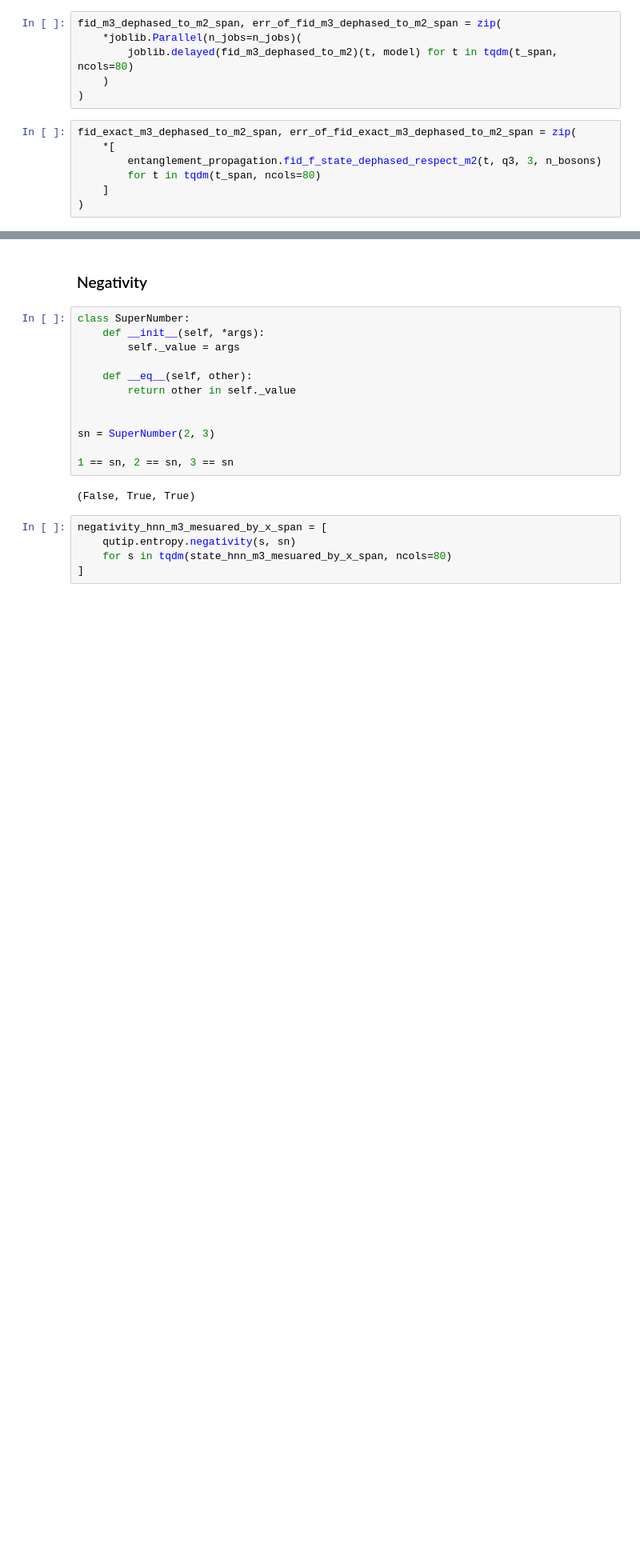
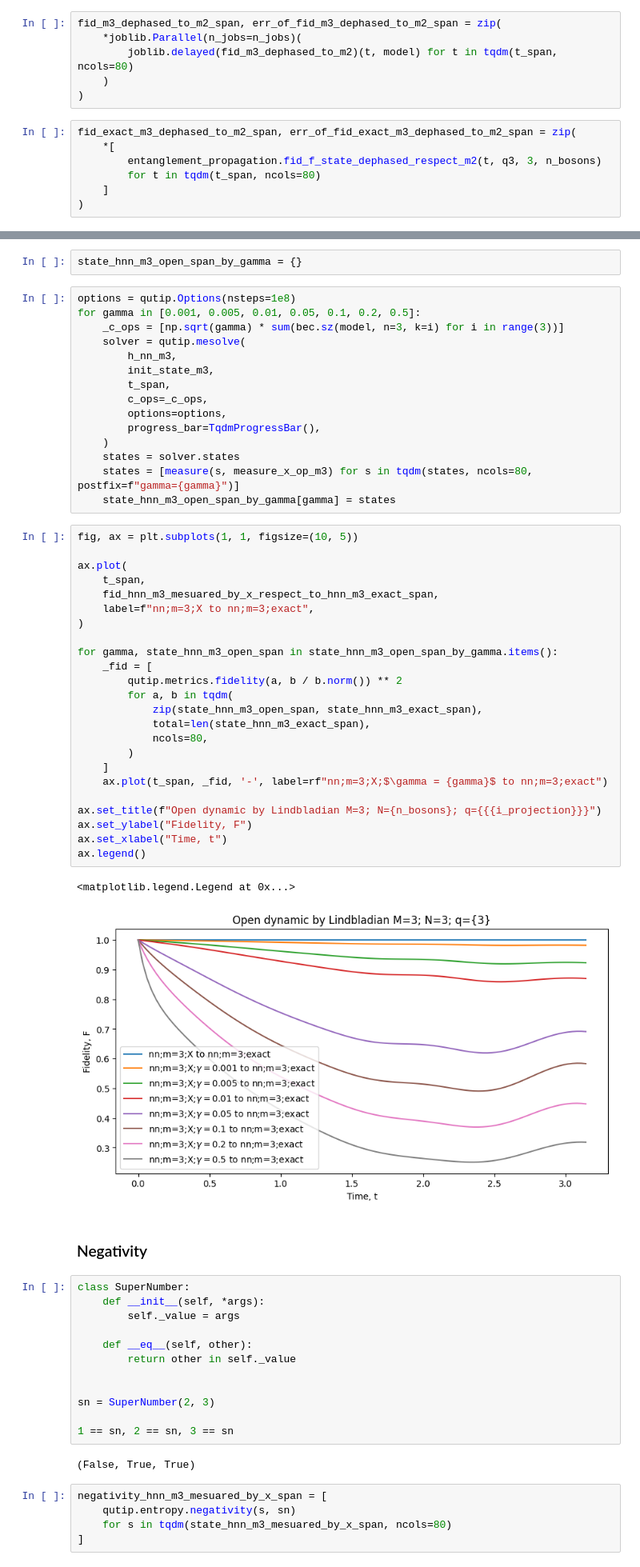
Before and after one commit to kephircheek/Entanglement-of-macroscopic-qubits-with-the-use-of-quantum-optimal-control, a Jupyter notebook: notebooks/Research-decoherence-on-entanglement-propagation.ipynb, the cells around one changed output, grey strips where cells are left out. Shown at 80% size. Saved outputs shown, nothing was run; the diff lists cells and outputs as text; blank space fills up the shorter version.

```diff
--- a/notebooks/Research-decoherence-on-entanglement-propagation.ipynb
+++ b/notebooks/Research-decoherence-on-entanglement-propagation.ipynb
@@ -241,3 +337,47 @@ ax.legend()
+# %%
+state_hnn_m3_open_span_by_gamma = {}
+# %%
+options = qutip.Options(nsteps=1e8)
+for gamma in [0.001, 0.005, 0.01, 0.05, 0.1, 0.2, 0.5]:
+    _c_ops = [np.sqrt(gamma) * sum(bec.sz(model, n=3, k=i) for i in range(3))]
+    solver = qutip.mesolve(
+        h_nn_m3,
+        init_state_m3,
+        t_span,
+        c_ops=_c_ops,
+        options=options,
+        progress_bar=TqdmProgressBar(),
+    )
+    states = solver.states
+    states = [measure(s, measure_x_op_m3) for s in tqdm(states, ncols=80, postfix=f"gamma={gamma}")]
+    state_hnn_m3_open_span_by_gamma[gamma] = states
+# %%
+fig, ax = plt.subplots(1, 1, figsize=(10, 5))
+
+ax.plot(
+    t_span,
+    fid_hnn_m3_mesuared_by_x_respect_to_hnn_m3_exact_span,
+    label=f"nn;m=3;X to nn;m=3;exact",
+)
+
+for gamma, state_hnn_m3_open_span in state_hnn_m3_open_span_by_gamma.items():
+    _fid = [
+        qutip.metrics.fidelity(a, b / b.norm()) ** 2
+        for a, b in tqdm(
+            zip(state_hnn_m3_open_span, state_hnn_m3_exact_span),
+            total=len(state_hnn_m3_exact_span),
+            ncols=80,
+        )
+    ]
+    ax.plot(t_span, _fid, '-', label=rf"nn;m=3;X;$\gamma = {gamma}$ to nn;m=3;exact")
+
+ax.set_title(f"Open dynamic by Lindbladian M=3; N={n_bosons}; q={{{i_projection}}}")
+ax.set_ylabel("Fidelity, F")
+ax.set_xlabel("Time, t")
+ax.legend()
+# %% [output]
+<matplotlib.legend.Legend at 0x...>
+[figure, new version]
 # %% [markdown]
 ### Negativity
 # %%
```
Also changed, not shown: parts of 30 cells of this notebook.
